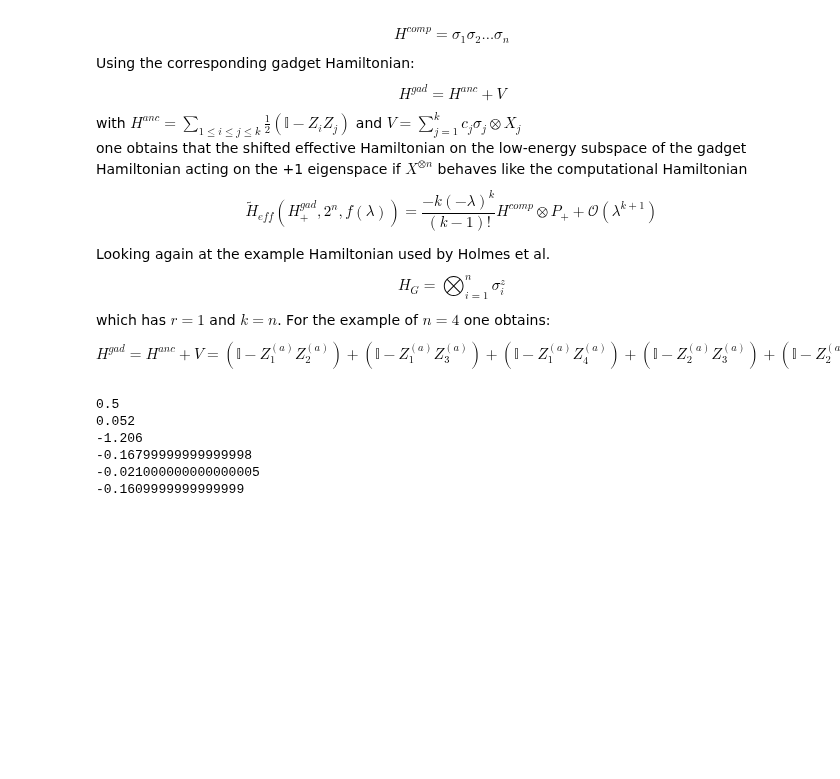
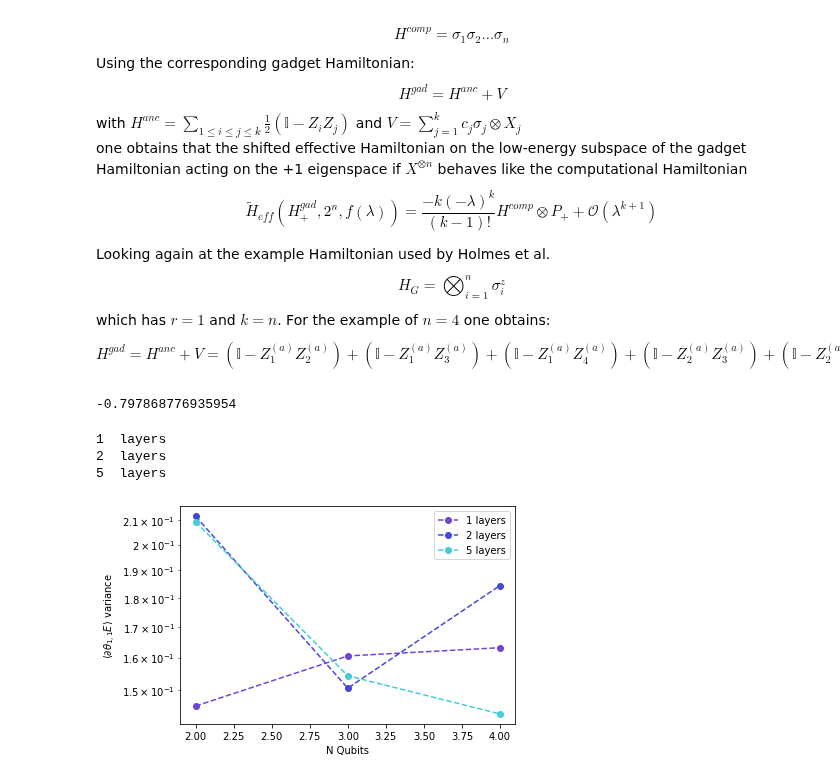
Before and after one commit to SimonCichy/barren-gadgets, a Jupyter notebook: own-experiments/paper_perturbative_gadgets_plot.ipynb, the cells around one changed output. Saved outputs shown, nothing was run; the diff lists cells and outputs as text; code cells hidden in the pictures; blank space fills up the shorter version.

Commit message:
First perturbative gadget plot
First successful run of the notebook to recreate the gradient decay plots that also works for the perturbative gadget hamiltonian

```diff
--- a/own-experiments/paper_perturbative_gadgets_plot.ipynb
+++ b/own-experiments/paper_perturbative_gadgets_plot.ipynb
@@ -126,15 +123,57 @@ def cost_gadgets(params, lam=1):
-# %%
-params = np.random.uniform(0, np.pi, size=(num_layers, num_qubits))
-print(cost_local(params))
-print(cost_global(params))
-print(cost_gadgets(params))
-print(qml.grad(cost_local)(params)[0][0])
-print(qml.grad(cost_global)(params)[0][0])
-print(qml.grad(cost_gadgets)(params)[0][0])
-# %% [output]
-0.5
-0.052
--1.206
--0.16799999999999998
--0.021000000000000005
--0.1609999999999999
+# %%
+def plot_gradients(layer_list, qubit_list, circuit):
+    for nl, num_layers in enumerate(layer_list):
+        variances = []
+        print(num_layers, " layers")
+
+        for num_qubits in qubit_list:
+            grad_vals = []
+            # print(num_qubits, " qubits")
+
+            for _ in range(num_samples):
+                if circuit == gadget_circuit:
+                    dev = qml.device("default.qubit", wires=range(2*num_qubits))    # /!\ only for r=1, k=n, k'=2
+                else:
+                    dev = qml.device("default.qubit", wires=range(num_qubits))
+                qcircuit = qml.QNode(circuit, dev)
+
+                params = np.random.uniform(0, np.pi, size=(num_layers, num_qubits))
+
+                gradient = qml.grad(cost_function)(qcircuit, params, circuit==gadget_circuit)
+                grad_vals.append(gradient[0][0])
+            variances.append(np.var(grad_vals))
+
+        variances = np.array(variances)
+        qubits = np.array(qubit_list)
+
+        if circuit == global_circuit:
+            # Fit the semilog plot to a straight line
+            p1 = np.polyfit(qubits, np.log(variances), 1)
+            # Plot the straight line fit to the semilog
+            plt.semilogy(qubits, np.exp(p1[0] * qubits + p1[1]), "-.", c=colours_list[nl])
+            plt.semilogy(qubits, variances, "o", c=colours_list[nl], label="{} layers - slope {:3.2f}".format(num_layers, p1[0]))
+        else:
+            plt.semilogy(qubits, variances, "--o", c=colours_list[nl], label="{} layers".format(num_layers))
+
+    plt.xlabel(r"N Qubits")
+    plt.ylabel(r"$\langle \partial \theta_{1, 1} E\rangle$ variance")
+    plt.legend()
+    plt.show()
+# %%
+num_layers = 1
+num_qubits = 2
+circuit = gadget_circuit
+dev = qml.device("default.qubit", wires=range(2*num_qubits))
+qcircuit = qml.QNode(circuit, dev)
+params = np.random.uniform(0, np.pi, size=(num_layers, num_qubits))
+gradient = qml.grad(cost_function)(qcircuit, params, circuit==gadget_circuit)
+print(gradient[0][0])
+# %% [output]
+-0.797868776935954
+# %%
+plot_gradients(layers_list, qubits_list, gadget_circuit)
+# %% [output]
+1  layers
+2  layers
+5  layers
+[figure, added]
```
Also changed, not shown: parts of 8 cells of this notebook, 1 other file.
